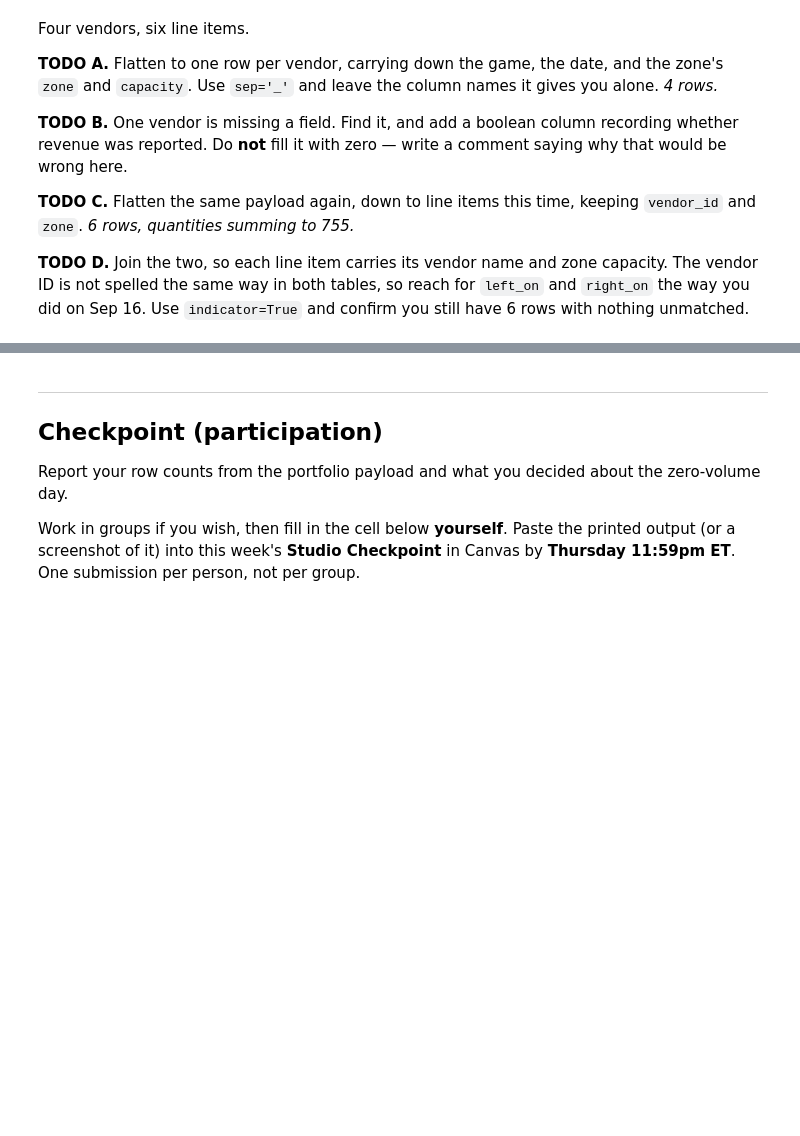
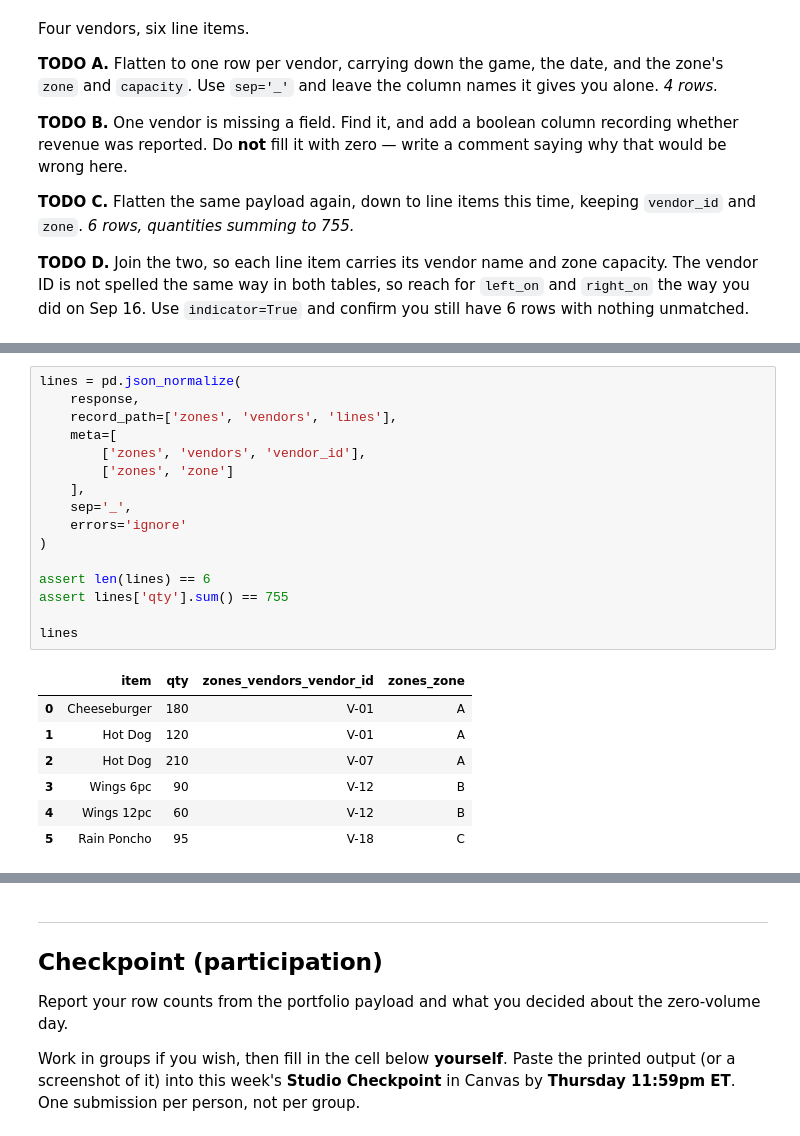
Before and after one commit to junseo25/ds2002-fa26, a Jupyter notebook: notebooks/04-json-apis/2026_09_30_Jun_Seo_Lee__—_JSON_to_Tidy_Tables_—_Studio.ipynb, the cells around one changed output, grey strips where cells are left out. Saved outputs shown, nothing was run; the diff lists cells and outputs as text; blank space fills up the shorter version.

```diff
--- a/notebooks/04-json-apis/2026_09_30_Jun_Seo_Lee__—_JSON_to_Tidy_Tables_—_Studio.ipynb
+++ b/notebooks/04-json-apis/2026_09_30_Jun_Seo_Lee__—_JSON_to_Tidy_Tables_—_Studio.ipynb
@@ -208,0 +479,24 @@ Four vendors, six line items.
+# %%
+lines = pd.json_normalize(
+    response,
+    record_path=['zones', 'vendors', 'lines'],
+    meta=[
+        ['zones', 'vendors', 'vendor_id'],
+        ['zones', 'zone']
+    ],
+    sep='_',
+    errors='ignore'
+)
+
+assert len(lines) == 6
+assert lines['qty'].sum() == 755
+
+lines
+# %% [output]
+|  | item | qty | zones_vendors_vendor_id | zones_zone |
+| 0 | Cheeseburger | 180 | V-01 | A |
+| 1 | Hot Dog | 120 | V-01 | A |
+| 2 | Hot Dog | 210 | V-07 | A |
+| 3 | Wings 6pc | 90 | V-12 | B |
+| 4 | Wings 12pc | 60 | V-12 | B |
+| 5 | Rain Poncho | 95 | V-18 | C |
```
Also changed, not shown: parts of 19 cells of this notebook.
